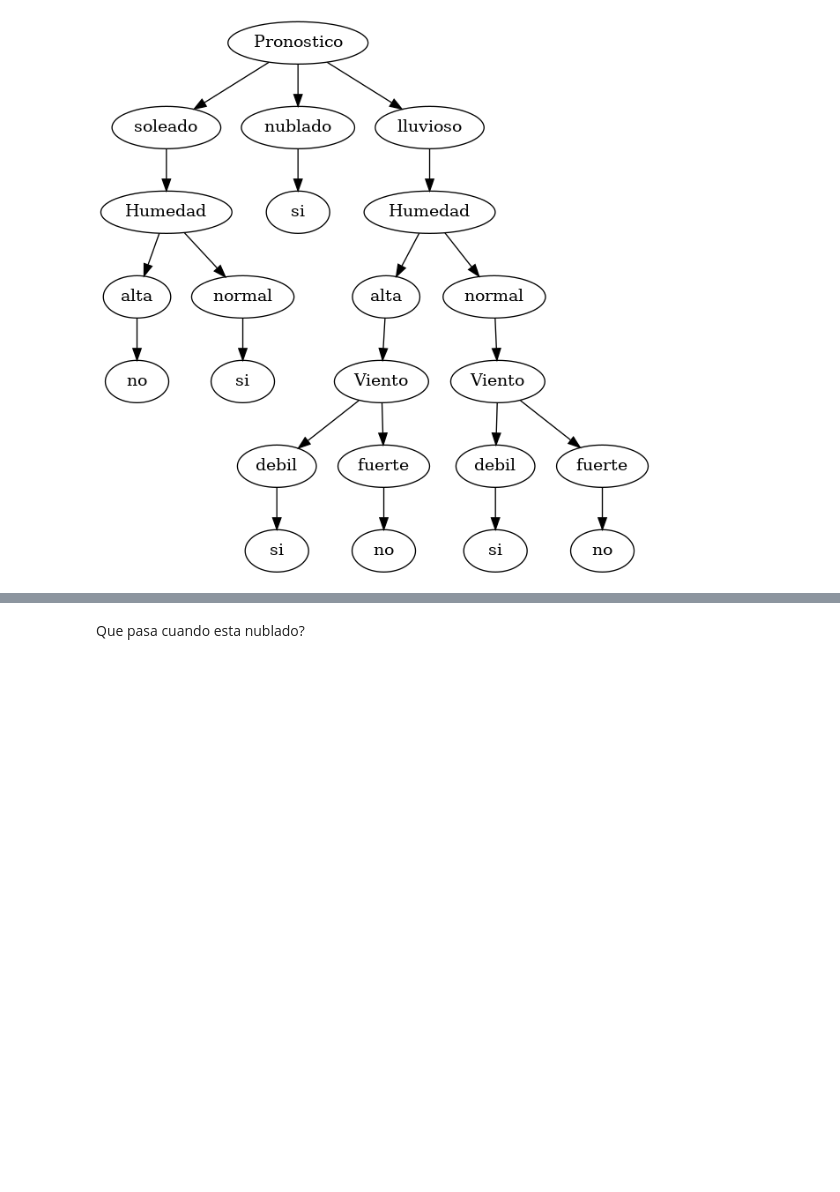
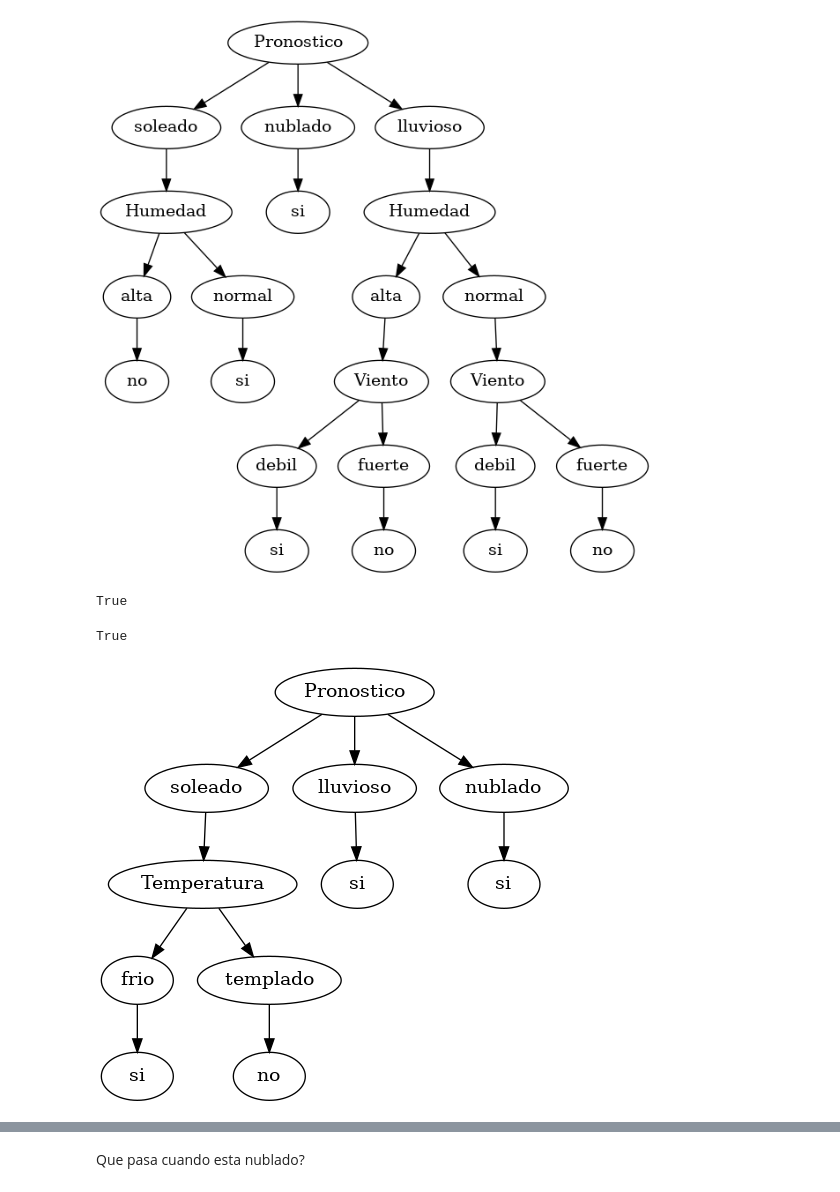
Before and after one commit to gsilvatici/MachineLearningStories, a Jupyter notebook: tp2/playground.ipynb, the cells around one changed output, grey strips where cells are left out. Saved outputs shown, nothing was run; the diff lists cells and outputs as text; code cells hidden in the pictures; blank space fills up the shorter version.

Commit message:
implemented random forest

```diff
--- a/tp2/playground.ipynb
+++ b/tp2/playground.ipynb
@@ -44,3 +45,32 @@ dot.render(filename='digraph1', directory='./graphics')
 Image('graphics/digraph1.png')
 # %% [output]
 [figure]
+# %%
+test_value = {
+    'Pronostico': 'nublado',
+    'Temperatura': 'frio',
+    'Humedad': 'normal',
+    'Viento': 'fuerte'
+}
+
+t = df.to_dict('records')
+expected = [o['Juega'] for o in t]
+prediction = etree.predict(t)
+
+expected == prediction
+# %% [output]
+True
+# %%
+# Testing with 1 tree forest using all the set, this should
+# equal to a decision tree
+config = {
+    'gain_function': 'shannon',
+    'objective':'Juega',
+    'max_depth': 100
+}
+forest = RandomForest(df, config, sample_proportion=1, replace=False)
+etree = DecisionTree(df, config, simplify=False)
+testing_set = df.to_dict('records')
+etree.predict(testing_set) == forest.predict(testing_set)
+# %% [output]
+True
@@ -46,0 +86,4 @@ Image('graphics/digraph1.png')
+# %%
+Image('graphics/digraph4.png')
+# %% [output]
+[figure, added]
```
Also changed, not shown: parts of 3 cells of this notebook, 2 other files.
